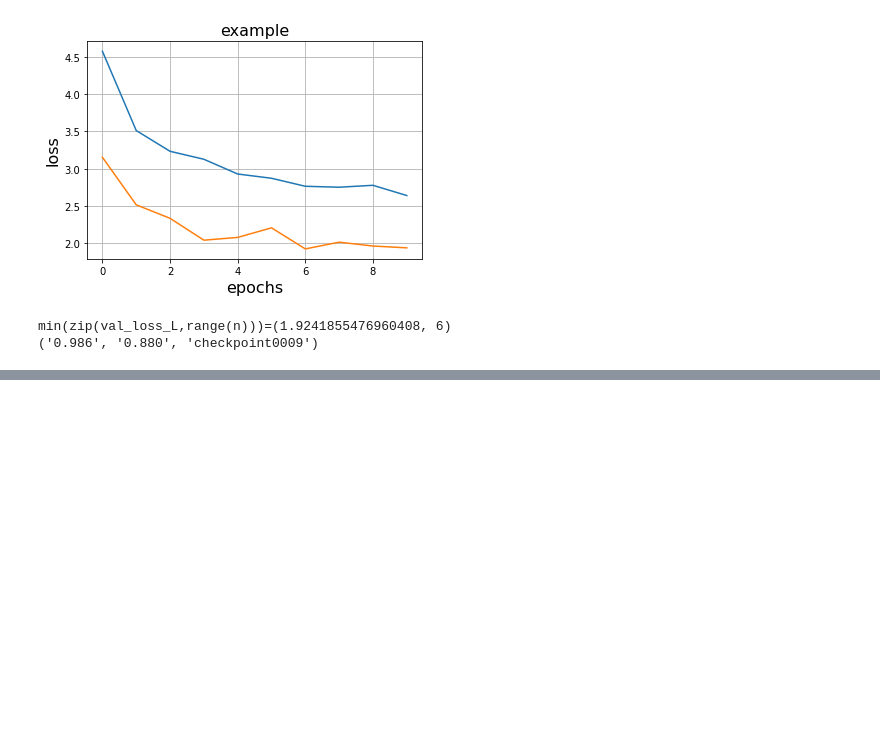
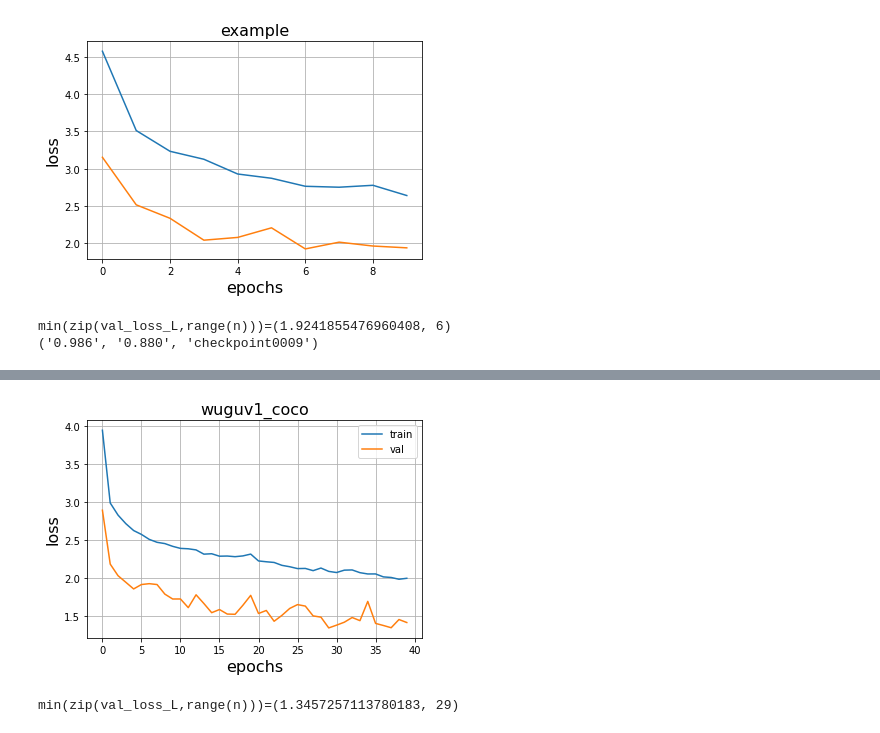
Before and after one commit to bnbsking/0-DETReg, a Jupyter notebook: _code1/plotLoss.ipynb, the cells around one changed output, grey strips where cells are left out. Saved outputs shown, nothing was run; the diff lists cells and outputs as text; code cells hidden in the pictures; blank space fills up the shorter version.

```diff
--- a/_code1/plotLoss.ipynb
+++ b/_code1/plotLoss.ipynb
@@ -41,0 +49,5 @@ min(zip(val_loss_L,range(n)))=(1.9241855476960408, 6)
+# %%
+valL = detregPlotLoss("../_exps/downstream/wuguv1_coco/log.txt","finetune","wuguv1_coco")
+# %% [output]
+[figure, added]
+min(zip(val_loss_L,range(n)))=(1.3457257113780183, 29)
```
Also changed, not shown: parts of 2 cells of this notebook, 7 other files.
